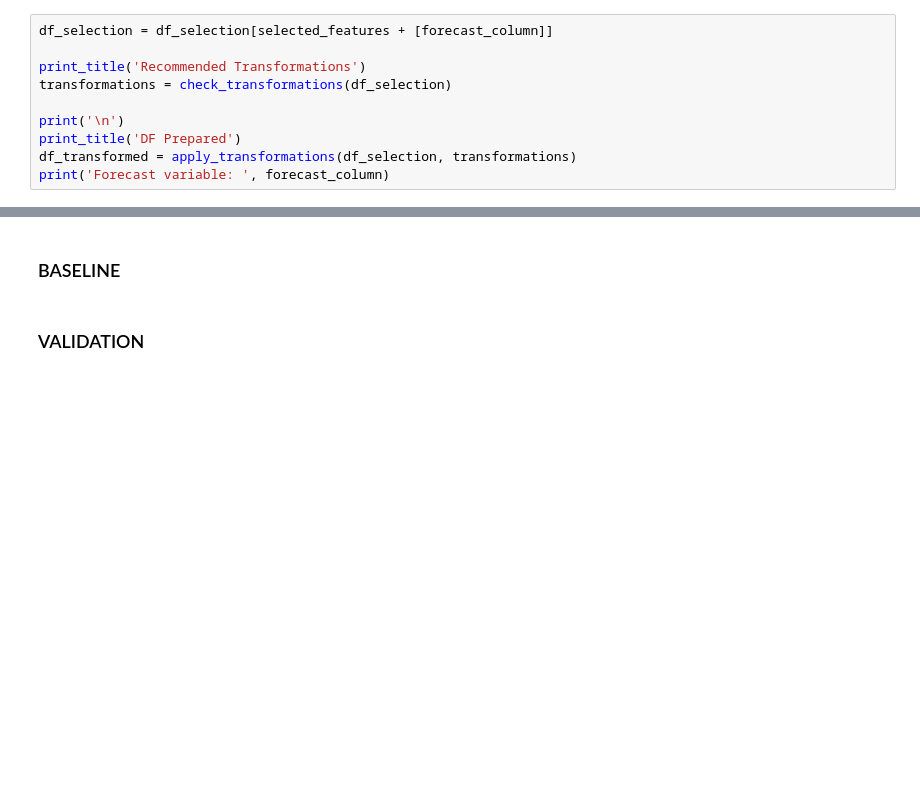
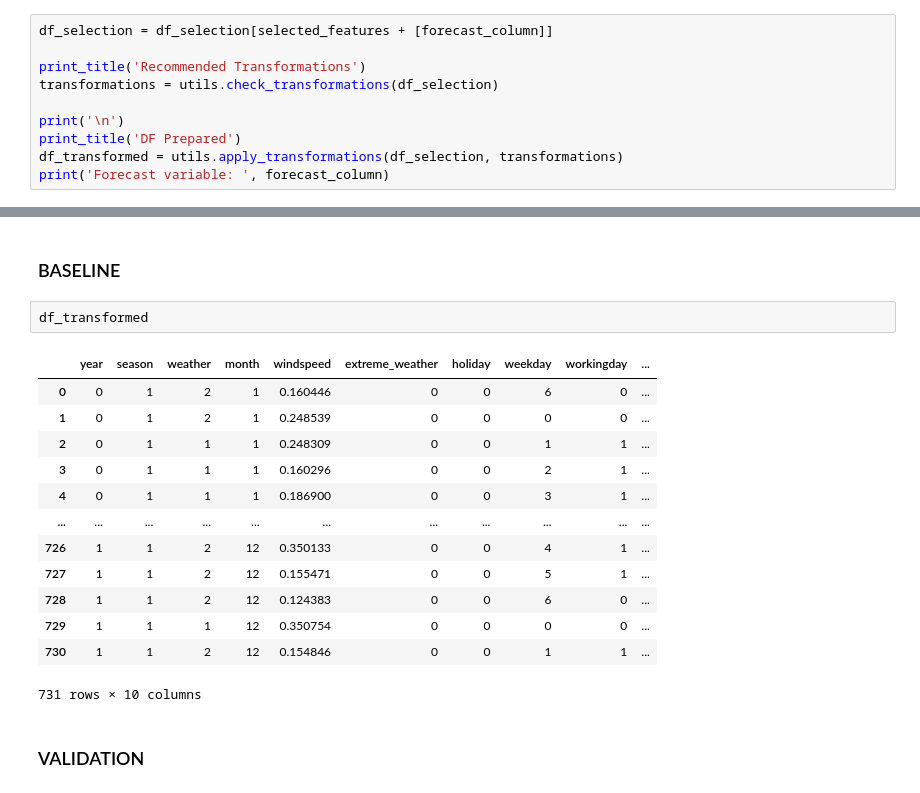
Before and after one commit to EAlmazanG/forecast-incremental-workflow, a Jupyter notebook: notebooks/forecast_day.ipynb, the cells around one changed output, grey strips where cells are left out. Saved outputs shown, nothing was run; the diff lists cells and outputs as text; blank space fills up the shorter version.

```diff
--- a/notebooks/forecast_day.ipynb
+++ b/notebooks/forecast_day.ipynb
@@ -661,11 +661,11 @@ def apply_transformations(df_selection, transformations):
 df_selection = df_selection[selected_features + [forecast_column]]
 
 print_title('Recommended Transformations')
-transformations = check_transformations(df_selection)
+transformations = utils.check_transformations(df_selection)
 
 print('\n')
 print_title('DF Prepared')
-df_transformed = apply_transformations(df_selection, transformations)
+df_transformed = utils.apply_transformations(df_selection, transformations)
 print('Forecast variable: ', forecast_column)
 # %% [output]
 --------------- Recommended Transformations ---------------
@@ -687,6 +687,22 @@ Forecast variable:  bikes_rented
 ## BASELINE AND VALIDATION
 # %% [markdown]
 ### BASELINE
+# %%
+df_transformed
+# %% [output]
+|  | year | season | weather | month | windspeed | extreme_weather | holiday | weekday | workingday | ... |
+| 0 | 0 | 1 | 2 | 1 | 0.160446 | 0 | 0 | 6 | 0 | ... |
+| 1 | 0 | 1 | 2 | 1 | 0.248539 | 0 | 0 | 0 | 0 | ... |
+| 2 | 0 | 1 | 1 | 1 | 0.248309 | 0 | 0 | 1 | 1 | ... |
+| 3 | 0 | 1 | 1 | 1 | 0.160296 | 0 | 0 | 2 | 1 | ... |
+| 4 | 0 | 1 | 1 | 1 | 0.186900 | 0 | 0 | 3 | 1 | ... |
+| ... | ... | ... | ... | ... | ... | ... | ... | ... | ... | ... |
+| 726 | 1 | 1 | 2 | 12 | 0.350133 | 0 | 0 | 4 | 1 | ... |
+| 727 | 1 | 1 | 2 | 12 | 0.155471 | 0 | 0 | 5 | 1 | ... |
+| 728 | 1 | 1 | 2 | 12 | 0.124383 | 0 | 0 | 6 | 0 | ... |
+| 729 | 1 | 1 | 1 | 12 | 0.350754 | 0 | 0 | 0 | 0 | ... |
+| 730 | 1 | 1 | 2 | 12 | 0.154846 | 0 | 0 | 1 | 1 | ... |
+731 rows × 10 columns
 # %% [markdown]
 ### VALIDATION
 # %% [markdown]
```
Also changed, not shown: parts of 2 cells of this notebook.
